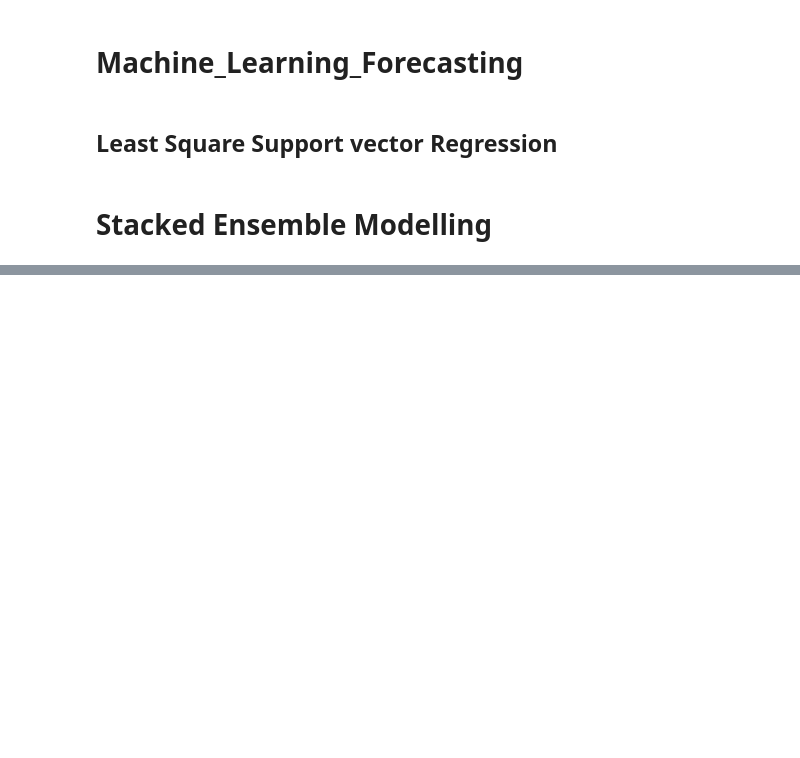
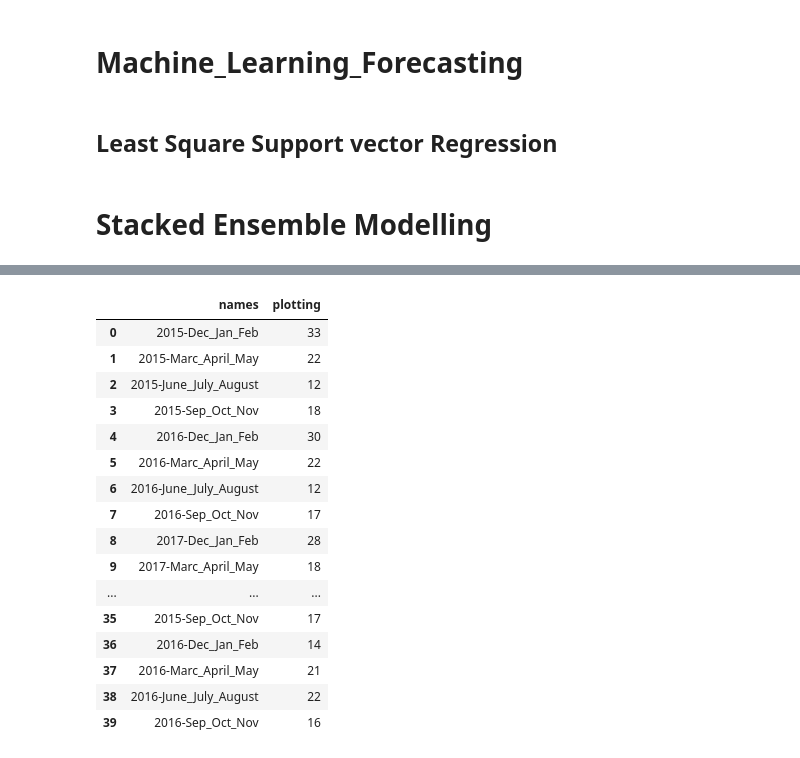
Before and after one commit to martinaborgeh/Time-Series-and-machine-Learning, a Jupyter notebook: Project_Functions_Definitions.ipynb, the cells around one changed output, grey strips where cells are left out. Saved outputs shown, nothing was run; the diff lists cells and outputs as text; code cells hidden in the pictures; blank space fills up the shorter version.

```diff
--- a/Project_Functions_Definitions.ipynb
+++ b/Project_Functions_Definitions.ipynb
@@ -799,0 +1424,24 @@ def Accuracy_Model_Comparisoms_AIC():
+# %%
+df=three_month_extraction('ABPO',data)
+for i in ['ADIS','BJCO','CGGN','CPVG','DAKR','DEAR','DJIG','HARB','HNUS','HRAO','MAL2','MBAR','MFKG','MOIU','NKLG','NURK','RABT','RBAY','RCMN','SBOK','SEY2','SEYG','SUTH','SUTM','TDOU','ULDI','VACS','WIND','YKRO','ZAMB']:
+    df=df.append(three_month_extraction(i,data),ignore_index=True)
+# %%
+df.head(40)
+# %% [output]
+|  | names | plotting |
+| 0 | 2015-Dec_Jan_Feb | 33 |
+| 1 | 2015-Marc_April_May | 22 |
+| 2 | 2015-June_July_August | 12 |
+| 3 | 2015-Sep_Oct_Nov | 18 |
+| 4 | 2016-Dec_Jan_Feb | 30 |
+| 5 | 2016-Marc_April_May | 22 |
+| 6 | 2016-June_July_August | 12 |
+| 7 | 2016-Sep_Oct_Nov | 17 |
+| 8 | 2017-Dec_Jan_Feb | 28 |
+| 9 | 2017-Marc_April_May | 18 |
+| ... | ... | ... |
+| 35 | 2015-Sep_Oct_Nov | 17 |
+| 36 | 2016-Dec_Jan_Feb | 14 |
+| 37 | 2016-Marc_April_May | 21 |
+| 38 | 2016-June_July_August | 22 |
+| 39 | 2016-Sep_Oct_Nov | 16 |
```
Also changed, not shown: parts of 73 cells of this notebook, 1 other file.
